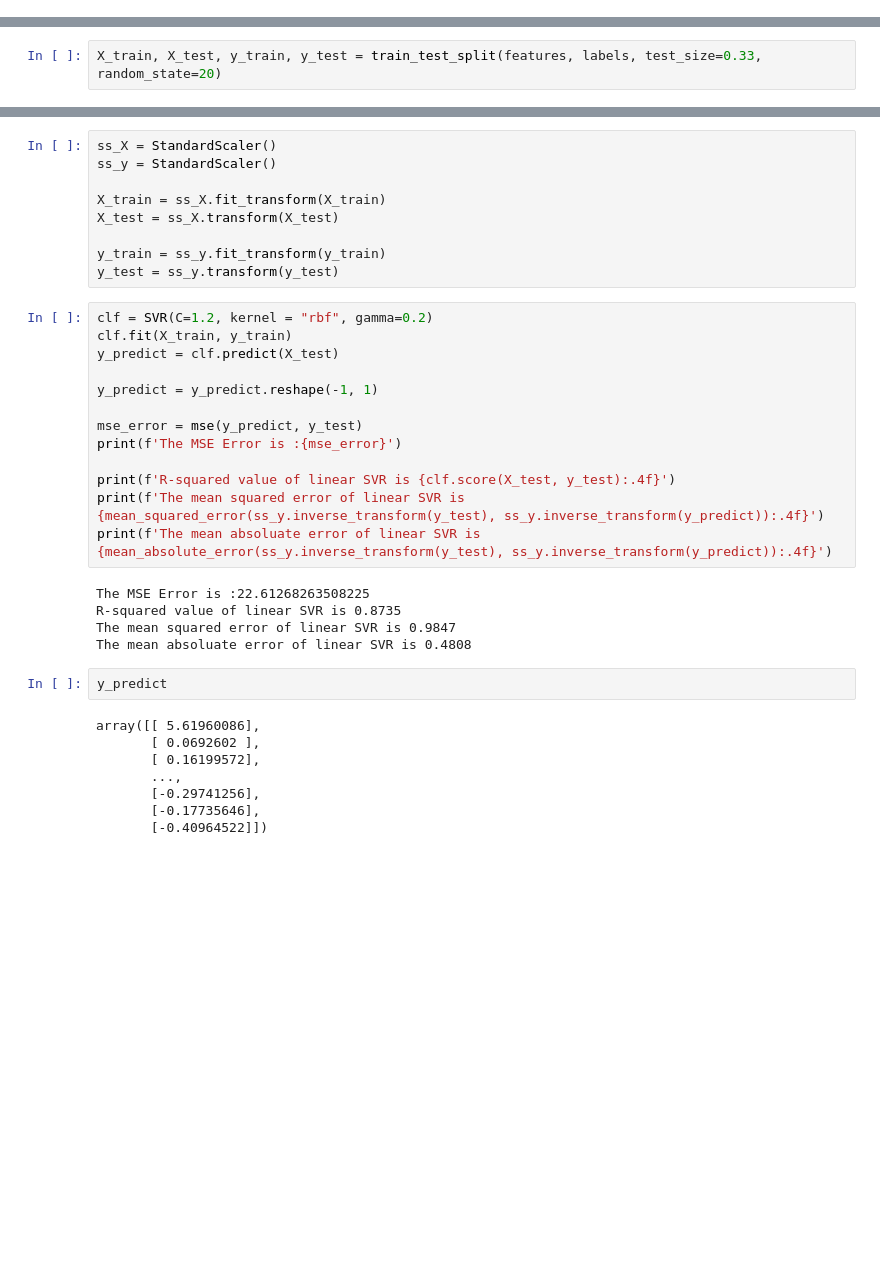
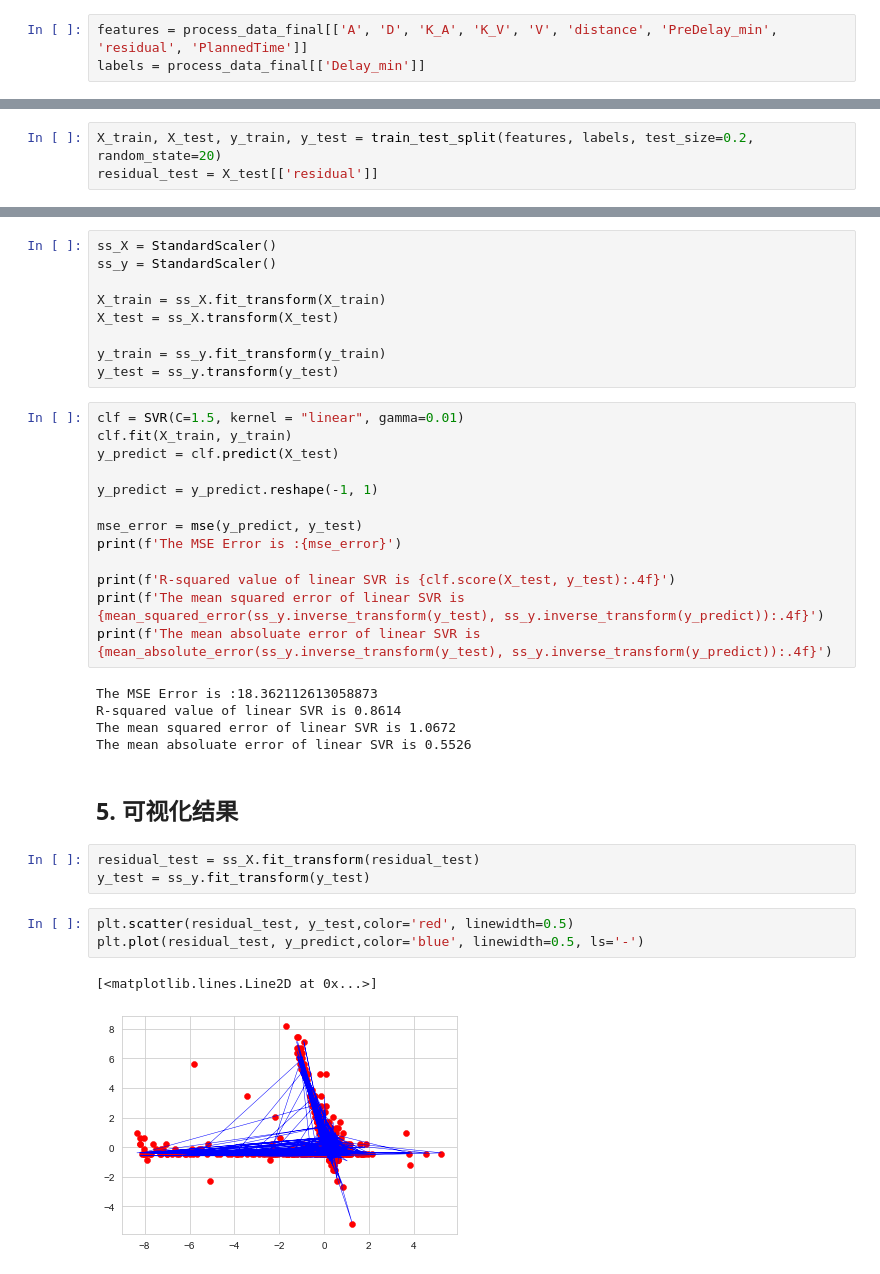
Before and after one commit to Xiaomut/RAS_TCP-Predict, a Jupyter notebook: exp1.ipynb, the cells around one changed output, grey strips where cells are left out. Drawn from its saved outputs; the diff is of its cells as text; blank space fills up the shorter version.

Commit message:
add plotting

```diff
--- a/exp1.ipynb
+++ b/exp1.ipynb
@@ -473,7 +494,11 @@ labels = process_data[['Delay_min']]
+# %%
+features = process_data_final[['A', 'D', 'K_A', 'K_V', 'V', 'distance', 'PreDelay_min', 'residual', 'PlannedTime']]
+labels = process_data_final[['Delay_min']]
 # %% [markdown]
 ### 4.2 分数据集
 # %%
-X_train, X_test, y_train, y_test = train_test_split(features, labels, test_size=0.33, random_state=20)
+X_train, X_test, y_train, y_test = train_test_split(features, labels, test_size=0.2, random_state=20)
+residual_test = X_test[['residual']]
 # %% [markdown]
 ### 4.3 标准化
 # %%
@@ -486,7 +511,7 @@ X_test = ss_X.transform(X_test)
 y_train = ss_y.fit_transform(y_train)
 y_test = ss_y.transform(y_test)
 # %%
-clf = SVR(C=1.2, kernel = "rbf", gamma=0.2)
+clf = SVR(C=1.5, kernel = "linear", gamma=0.01)
 clf.fit(X_train, y_train)
 y_predict = clf.predict(X_test)
 
@@ -499,17 +524,18 @@ print(f'R-squared value of linear SVR is {clf.score(X_test, y_test):.4f}')
 print(f'The mean squared error of linear SVR is {mean_squared_error(ss_y.inverse_transform(y_test), ss_y.inverse_transform(y_predict)):.4f}')
 print(f'The mean absoluate error of linear SVR is {mean_absolute_error(ss_y.inverse_transform(y_test), ss_y.inverse_transform(y_predict)):.4f}')
 # %% [output]
-The MSE Error is :22.61268263508225
-R-squared value of linear SVR is 0.8735
-The mean squared error of linear SVR is 0.9847
-The mean absoluate error of linear SVR is 0.4808
+The MSE Error is :18.362112613058873
+R-squared value of linear SVR is 0.8614
+The mean squared error of linear SVR is 1.0672
+The mean absoluate error of linear SVR is 0.5526
-# %%
-y_predict
-# %% [output]
-array([[ 5.61960086],
-       [ 0.0692602 ],
-       [ 0.16199572],
-       ...,
-       [-0.29741256],
-       [-0.17735646],
-       [-0.40964522]])
+# %% [markdown]
+## 5. 可视化结果
+# %%
+residual_test = ss_X.fit_transform(residual_test)
+y_test = ss_y.fit_transform(y_test)
+# %%
+plt.scatter(residual_test, y_test,color='red', linewidth=0.5)
+plt.plot(residual_test, y_predict,color='blue', linewidth=0.5, ls='-')
+# %% [output]
+[<matplotlib.lines.Line2D at 0x...>]
+[figure, added]
```
Also changed, not shown: parts of 20 cells of this notebook.
